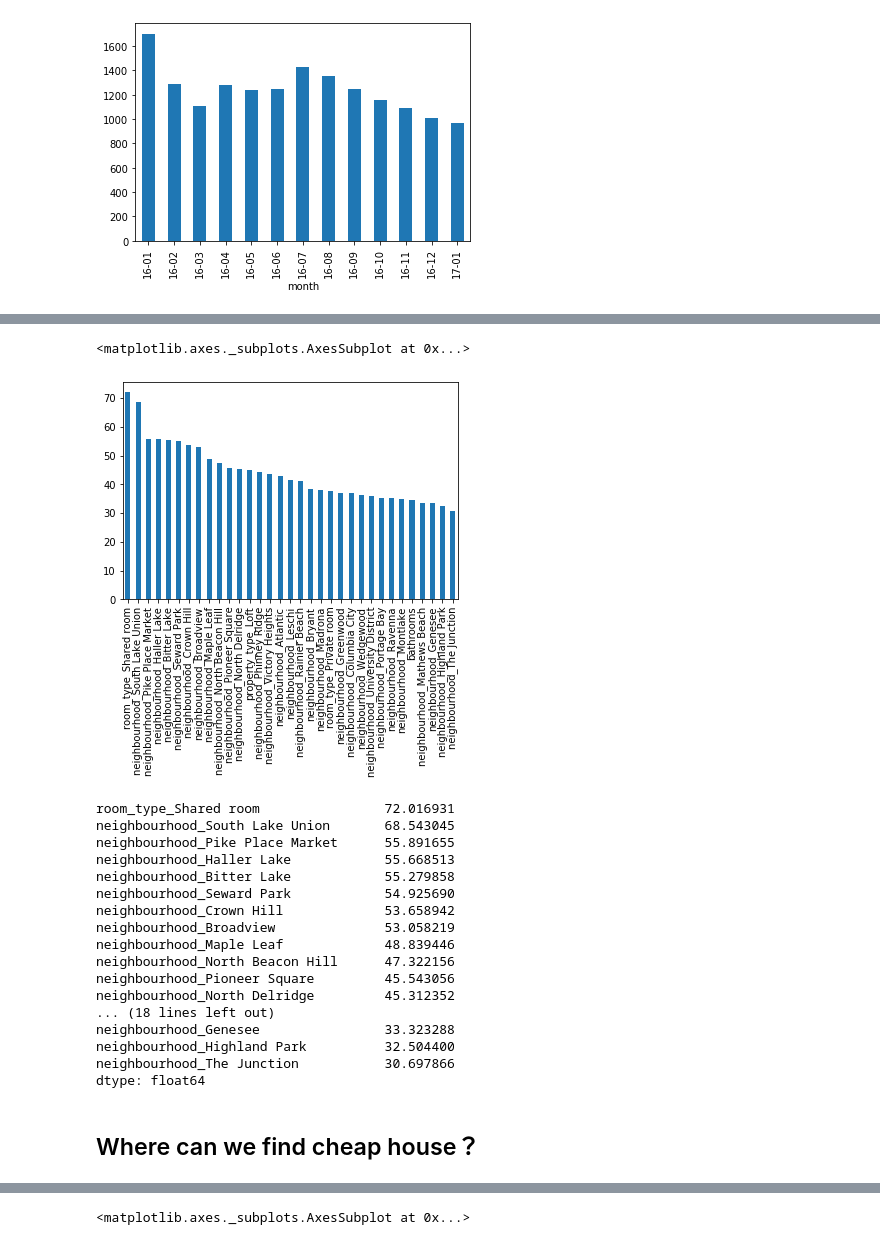
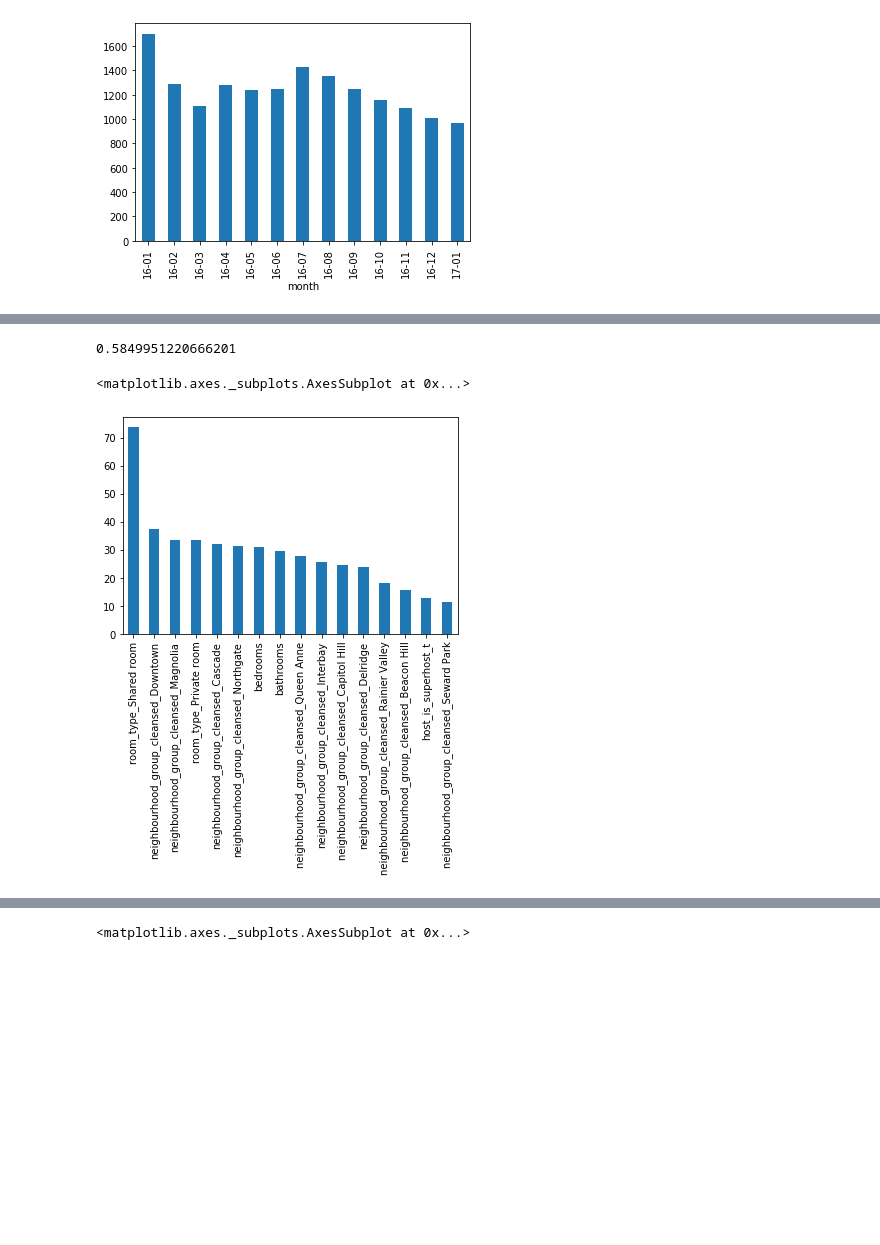
Before and after one commit to chenjunboBUPT/Seattle-Airbnb-Data-Analysis, a Jupyter notebook: airbnb.ipynb, the cells around one changed output, grey strips where cells are left out. Drawn from its saved outputs; the diff is of its cells as text; code cells hidden in the pictures; blank space fills up the shorter version.

Commit message:
document and encode data

```diff
--- a/airbnb.ipynb
+++ b/airbnb.ipynb
@@ -70,22 +79,0 @@ def clean_and_code(X):
-# %%
-
-# gather data
-feat=['host_since','host_response_time','host_is_superhost','neighbourhood','is_location_exact','property_type','room_type','accommodates','bathrooms','bedrooms','beds','bed_type','availability_365','number_of_reviews','first_review','num_price']
-sub = listing[feat]
-sub = sub.dropna(axis=0)
-# get response vector and feature matrix
-y = sub['num_price']
-X = sub.drop(['num_price'],axis=1)
-
-# clean data
-X = clean_and_code(X)
-# split
-X_train,X_test,y_train,y_test = train_test_split(X,y,test_size=0.3,random_state=42)
-
-# init model
-model = LinearRegression(normalize=True)
-model.fit(X_train,y_train)
-
-# test model
-y_pred = model.predict(X_test)
-r2_score(y_test,y_pred)
@@ -94,29 +156,37 @@ r2_score(y_test,y_pred)
+# %%
+# split
+X_train,X_test,y_train,y_test = train_test_split(X,y,test_size=0.3,random_state=42)
+
+# init model
+model = LinearRegression(normalize=True)
+model.fit(X_train,y_train)
+
+# test model
+y_pred = model.predict(X_test)
+r2_score(y_test,y_pred)
+# here are some test i do
+# 0.06079979610998887  'host_since','host_is_superhost','neighbourhood_group_cleansed'
+# 0.21902509663269087  + room_type
+# 0.42000852499077823  + bathrooms
+# 0.5581889558169014   + bedrooms
+# 0.564640985289889    + availability_365
+# 0.5724880920021433   + accommodates
+# 0.5762291040532259   + number_of_reviews(drop)
+# 0.5790447571646782   + number_of_reviews(fill_mean)
+# 0.5793746137108515   + number_of_reviews(fill_median)
+# 0.5799621548345355   + number_of_reviews(fill_mode)
+# 0.5805026874471835   + instant_bookable
+# 0.5812971274443165   + cancellation_policy
+# 0.5845519301098192   + reviews_per_month(fill_mode)
+# 0.5849951220666201   + reviews_per_month(fill_median)
+# 0.5852417455476389   + reviews_per_month(fill_mean)
+# 0.5793645030598193   + encode neighbourhood_group with target encoding
+# %% [output]
+0.5849951220666201
 # %%
 s=pd.Series(abs(model.coef_),index=X.columns)
-s = s[s>30]
+s = s[s>10]
 s.sort_values(ascending=False).plot(kind='bar')
 # %% [output]
 <matplotlib.axes._subplots.AxesSubplot at 0x...>
-[figure, old version]
+[figure, new version]
-# %%
-s.sort_values(ascending=False)
-# %% [output]
-room_type_Shared room                72.016931
-neighbourhood_South Lake Union       68.543045
-neighbourhood_Pike Place Market      55.891655
-neighbourhood_Haller Lake            55.668513
-neighbourhood_Bitter Lake            55.279858
-neighbourhood_Seward Park            54.925690
-neighbourhood_Crown Hill             53.658942
-neighbourhood_Broadview              53.058219
-neighbourhood_Maple Leaf             48.839446
-neighbourhood_North Beacon Hill      47.322156
-neighbourhood_Pioneer Square         45.543056
-neighbourhood_North Delridge         45.312352
-... (18 lines left out)
-neighbourhood_Genesee                33.323288
-neighbourhood_Highland Park          32.504400
-neighbourhood_The Junction           30.697866
-dtype: float64
-# %% [markdown]
-## Where can we find cheap house？
```
Also changed, not shown: parts of 12 cells of this notebook, 4 other files.
